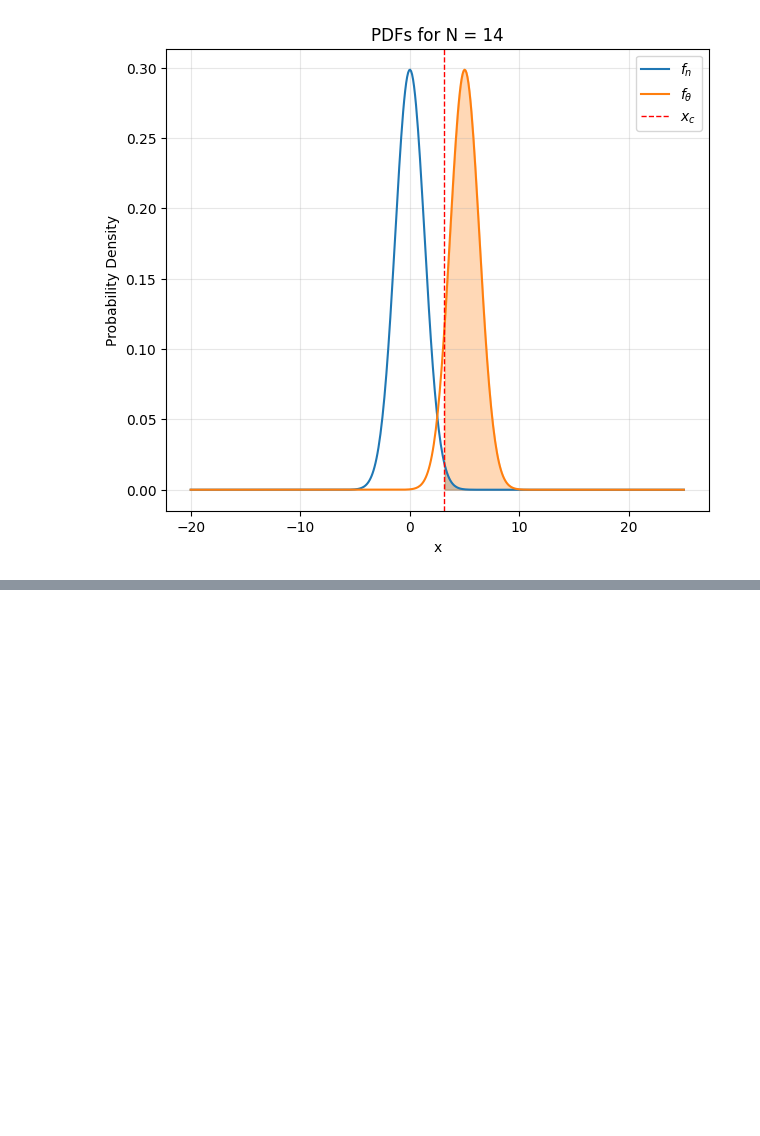
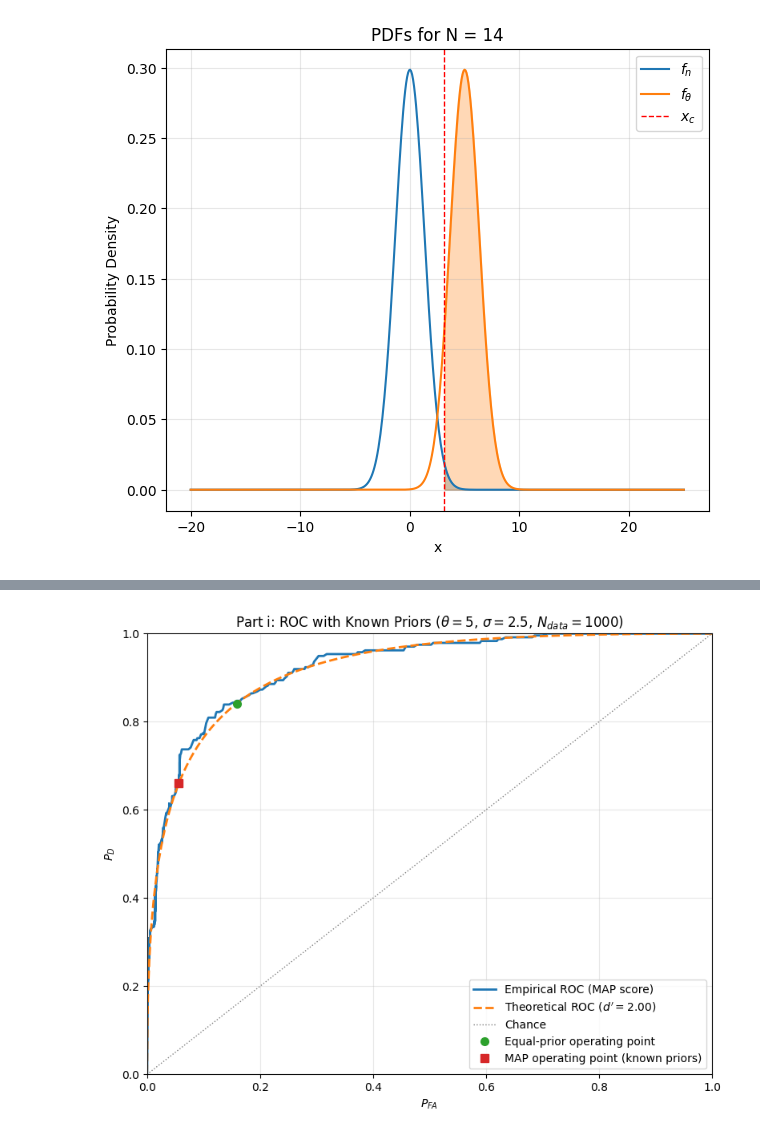
Before and after one commit to Twaal/Statistical_Signal_Processing_IN5340, a Jupyter notebook: Project_3/project_3.ipynb, the cells around one changed output, grey strips where cells are left out. Saved outputs shown, nothing was run; the diff lists cells and outputs as text; code cells hidden in the pictures; blank space fills up the shorter version.

```diff
--- a/Project_3/project_3.ipynb
+++ b/Project_3/project_3.ipynb
@@ -318,0 +543,79 @@ Verification at N = 14:
+# %%
+from scipy.stats import norm as norm_dist
+import numpy as np
+import matplotlib.pyplot as plt
+
+theta = 5
+sigma = 2.5
+nData = 1000
+
+# Same data model as in h): fewer 1's than 0's
+rng = np.random.default_rng(123)
+s = theta * (rng.standard_normal(nData) >= 1 / np.sqrt(2)).astype(float)
+x = s + sigma * rng.standard_normal(nData)
+labels = (s > 0).astype(int)
+
+# Empirical priors from generated data (known/used by MAP detector)
+pi1 = labels.mean()
+pi0 = 1 - pi1
+
+# Log-likelihood-ratio (up to equivalent affine transform) for Gaussian shift model
+# log Lambda(x) = (theta/sigma^2) x - theta^2/(2 sigma^2)
+llr = (theta / sigma**2) * x - (theta**2) / (2 * sigma**2)
+
+# MAP score = log posterior odds (equal costs): llr + log(pi1/pi0)
+score_map = llr + np.log(pi1 / pi0)
+
+# Empirical ROC from score sweep
+score_grid = np.linspace(score_map.min() - 1.0, score_map.max() + 1.0, 900)
+pfa_emp = np.array([np.mean(score_map[labels == 0] >= t) for t in score_grid])
+pd_emp = np.array([np.mean(score_map[labels == 1] >= t) for t in score_grid])
+
+order = np.argsort(pfa_emp)
+pfa_emp_sorted = pfa_emp[order]
+pd_emp_sorted = pd_emp[order]
+
+# Theoretical ROC (same functional ROC as in h for one-sample Gaussian detector)
+d_prime = theta / sigma
+pfa_grid = np.linspace(1e-6, 1 - 1e-6, 1200)
+pd_theory = norm_dist.sf(norm_dist.isf(pfa_grid) - d_prime)
+
+# Operating points for thresholding x directly
+th_equal = theta / 2
+th_map = theta / 2 + (sigma**2 / theta) * np.log(pi0 / pi1)
+
+pfa_equal = norm_dist.sf(th_equal / sigma)
+pd_equal = norm_dist.sf((th_equal - theta) / sigma)
+
+pfa_map = norm_dist.sf(th_map / sigma)
+pd_map = norm_dist.sf((th_map - theta) / sigma)
+
+# Plot ROC
+fig, ax = plt.subplots(figsize=(8, 6.5))
+ax.plot(pfa_emp_sorted, pd_emp_sorted, linewidth=2.0, label='Empirical ROC (MAP score)')
+ax.plot(pfa_grid, pd_theory, '--', linewidth=2.0, label=rf'Theoretical ROC ($d^\prime={d_prime:.2f}$)')
+ax.plot([0, 1], [0, 1], ':', color='gray', linewidth=1.0, label='Chance')
+
+ax.plot(pfa_equal, pd_equal, 'o', markersize=7, label='Equal-prior operating point')
+ax.plot(pfa_map, pd_map, 's', markersize=7, label='MAP operating point (known priors)')
+
+ax.set_title(rf'Part i: ROC with Known Priors ($\theta={theta}$, $\sigma={sigma}$, $N_{{data}}={nData}$)')
+ax.set_xlabel(r'$P_{FA}$')
+ax.set_ylabel(r'$P_D$')
+ax.set_xlim(0, 1)
+ax.set_ylim(0, 1)
+ax.grid(True, alpha=0.3)
+ax.legend(loc='lower right')
+plt.tight_layout()
+plt.show()
+
+auc_emp = np.trapezoid(pd_emp_sorted, pfa_emp_sorted)
+auc_theory = np.trapezoid(pd_theory, pfa_grid)
+
+print(f"Empirical priors: pi1={pi1:.3f}, pi0={pi0:.3f}")
+print(f"Thresholds on x: equal-prior={th_equal:.3f}, MAP={th_map:.3f}")
+print(f"Equal-prior point: P_FA={pfa_equal:.3f}, P_D={pd_equal:.3f}")
+print(f"MAP point:         P_FA={pfa_map:.3f}, P_D={pd_map:.3f}")
+print(f"AUC empirical={auc_emp:.3f}, AUC theoretical={auc_theory:.3f}")
+# %% [output]
+[figure, added]
```
Also changed, not shown: parts of 10 cells of this notebook, 10 other files.
